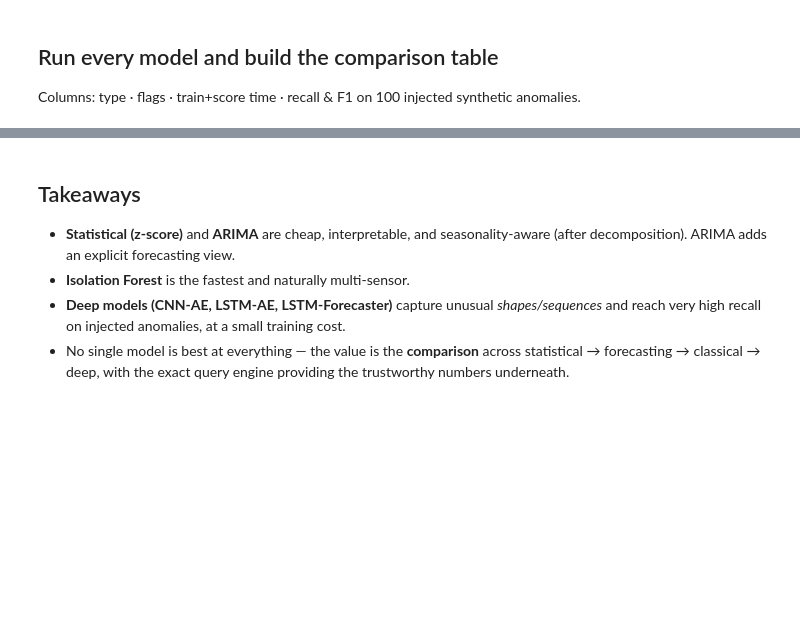
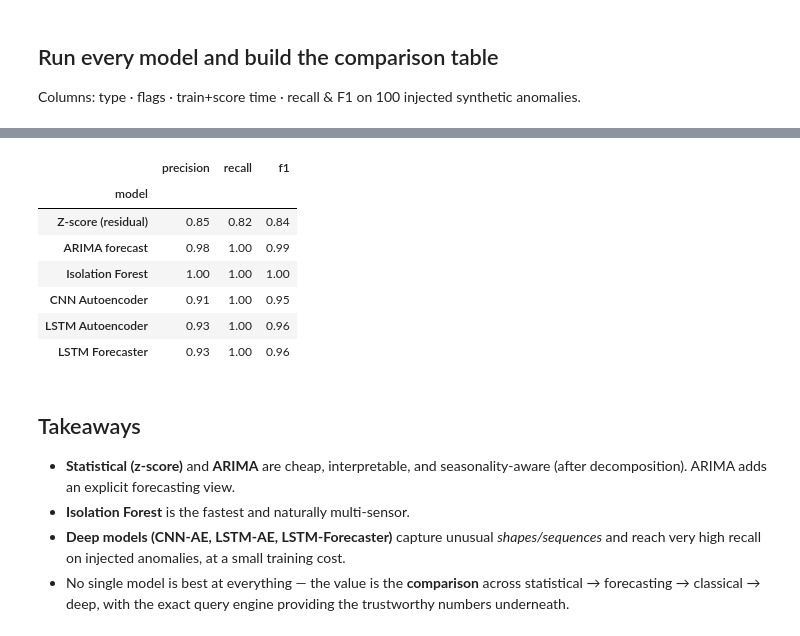
Before and after one commit to bellosahmed/time_series_hci, a Jupyter notebook: v1/notebooks/08_model_comparison.ipynb, the cells around one changed output, grey strips where cells are left out. Cells and saved outputs as stored; diff of their text form; code cells hidden in the pictures; blank space fills up the shorter version.

```diff
--- a/v1/notebooks/08_model_comparison.ipynb
+++ b/v1/notebooks/08_model_comparison.ipynb
@@ -69,3 +77,29 @@ plt.tight_layout(); plt.show()
+# %%
+idx = pd.date_range('2024-01-01', periods=24*90, freq='h')
+clean = pd.Series(10 + 8*np.sin(2*np.pi*np.arange(len(idx))/24), index=idx)
+cnoisy, clabels = evaluation.inject_spikes(clean, n=40, magnitude=6.0)
+ctrl = {
+  'Z-score (residual)': lambda s: anomaly.zscore_anomalies(analysis.decompose(s, period=24)['resid'].dropna(), threshold=4.0),
+  'ARIMA forecast':     lambda s: forecasting.arima_anomalies(s, order=(1,0,1), threshold=4.0),
+  'Isolation Forest':   lambda s: anomaly.isolation_forest_anomalies(s.to_frame(), contamination=0.02),
+  'CNN Autoencoder':    lambda s: da.cnn_ae_anomalies(s, epochs=20, quantile=0.98),
+  'LSTM Autoencoder':   lambda s: dl.lstm_ae_anomalies(s, epochs=10, quantile=0.98),
+  'LSTM Forecaster':    lambda s: dl.lstm_forecast_anomalies(s, epochs=10, quantile=0.98),
+}
+crows = []
+for name, fn in ctrl.items():
+    sc = evaluation.score(fn(cnoisy), clabels)
+    crows.append({'model': name, 'precision': round(sc.precision, 2), 'recall': round(sc.recall, 2), 'f1': round(sc.f1, 2)})
+pd.DataFrame(crows).set_index('model')
+# %% [output]
+|  | precision | recall | f1 |
+| model |  |  |  |
+| Z-score (residual) | 0.85 | 0.82 | 0.84 |
+| ARIMA forecast | 0.98 | 1.00 | 0.99 |
+| Isolation Forest | 1.00 | 1.00 | 1.00 |
+| CNN Autoencoder | 0.91 | 1.00 | 0.95 |
+| LSTM Autoencoder | 0.93 | 1.00 | 0.96 |
+| LSTM Forecaster | 0.93 | 1.00 | 0.96 |
 # %% [markdown]
 ## Takeaways
 - **Statistical (z-score)** and **ARIMA** are cheap, interpretable, and seasonality-aware (after decomposition). ARIMA adds an explicit forecasting view.
```
Also changed, not shown: parts of 3 cells of this notebook, 1 other file.
